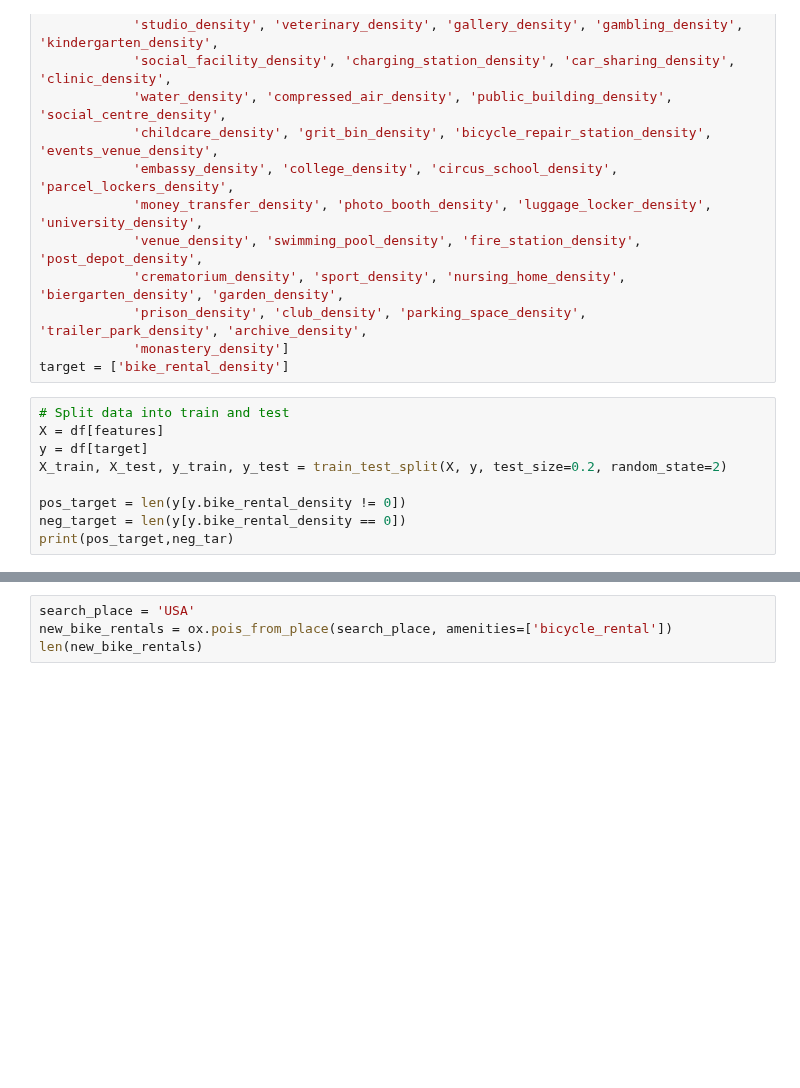
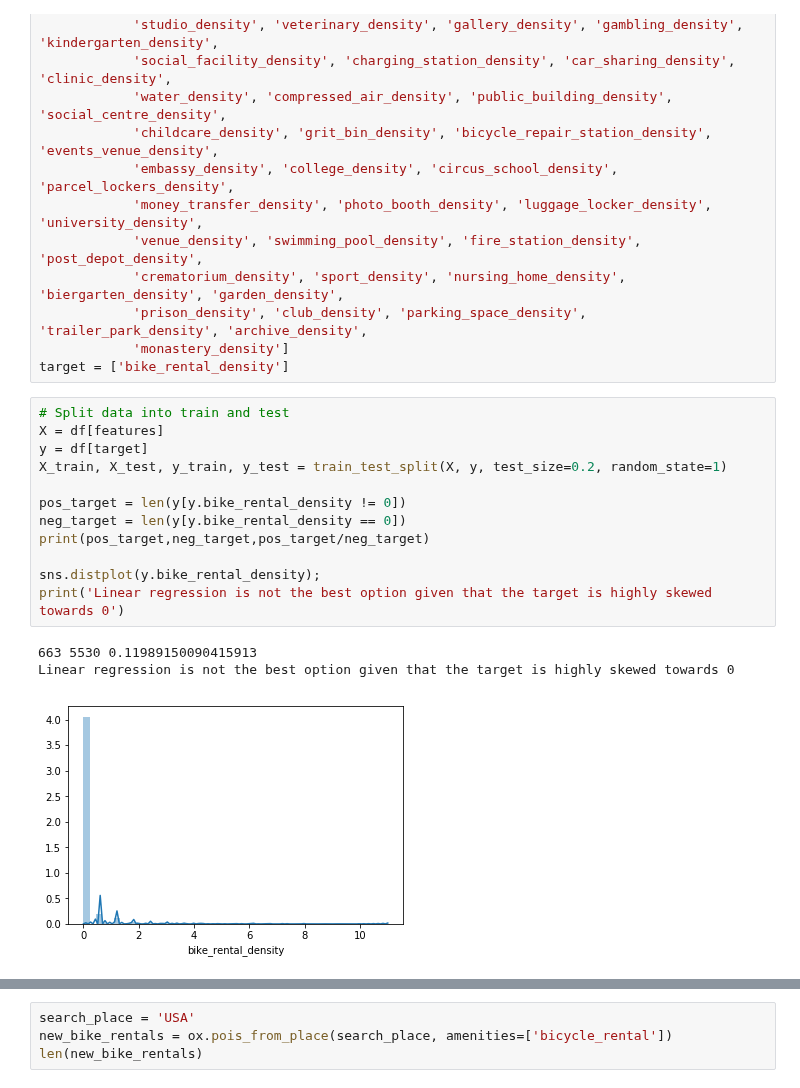
Before and after one commit to peterlzhang/better-bike-share, a Jupyter notebook: bike_share_analysis/train_predict_bike_share.ipynb, the cells around one changed output, grey strips where cells are left out. Cells and saved outputs as stored; diff of their text form; blank space fills up the shorter version.

```diff
--- a/bike_share_analysis/train_predict_bike_share.ipynb
+++ b/bike_share_analysis/train_predict_bike_share.ipynb
@@ -112,12 +103,19 @@ target = ['bike_rental_density']
 # %%
 # Split data into train and test
 X = df[features]
 y = df[target]
-X_train, X_test, y_train, y_test = train_test_split(X, y, test_size=0.2, random_state=2)
+X_train, X_test, y_train, y_test = train_test_split(X, y, test_size=0.2, random_state=1)
 
 pos_target = len(y[y.bike_rental_density != 0])
 neg_target = len(y[y.bike_rental_density == 0])
-print(pos_target,neg_tar)
+print(pos_target,neg_target,pos_target/neg_target)
+
+sns.distplot(y.bike_rental_density);
+print('Linear regression is not the best option given that the target is highly skewed towards 0')
+# %% [output]
+663 5530 0.11989150090415913
+Linear regression is not the best option given that the target is highly skewed towards 0
+[figure, added]
 # %%
 ## Linear model
 LM_model = LinearRegression()
```
Also changed, not shown: parts of 9 cells of this notebook, 14 other files.
